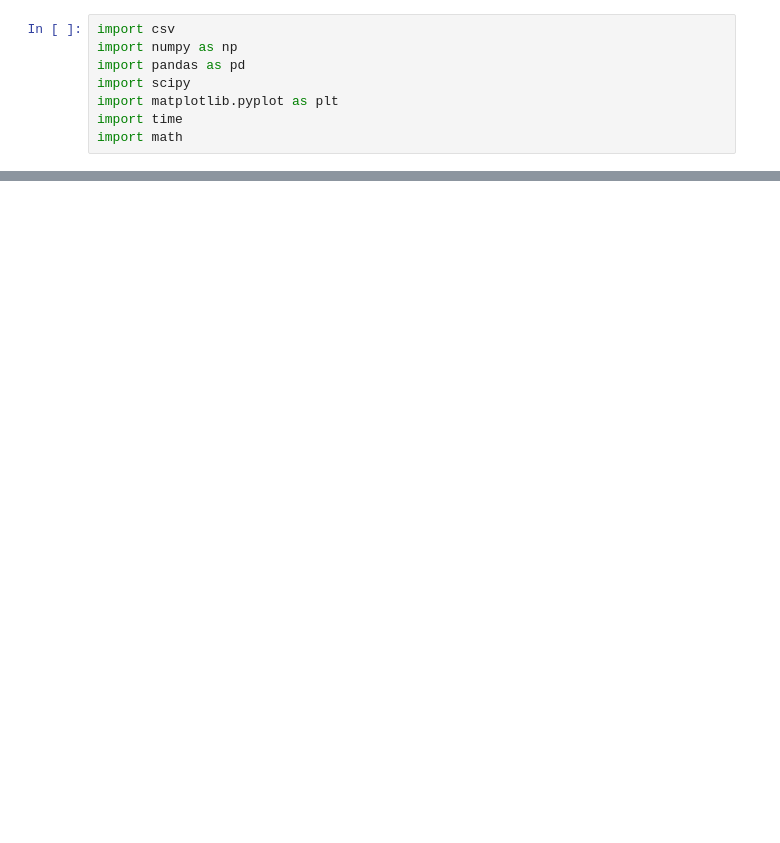
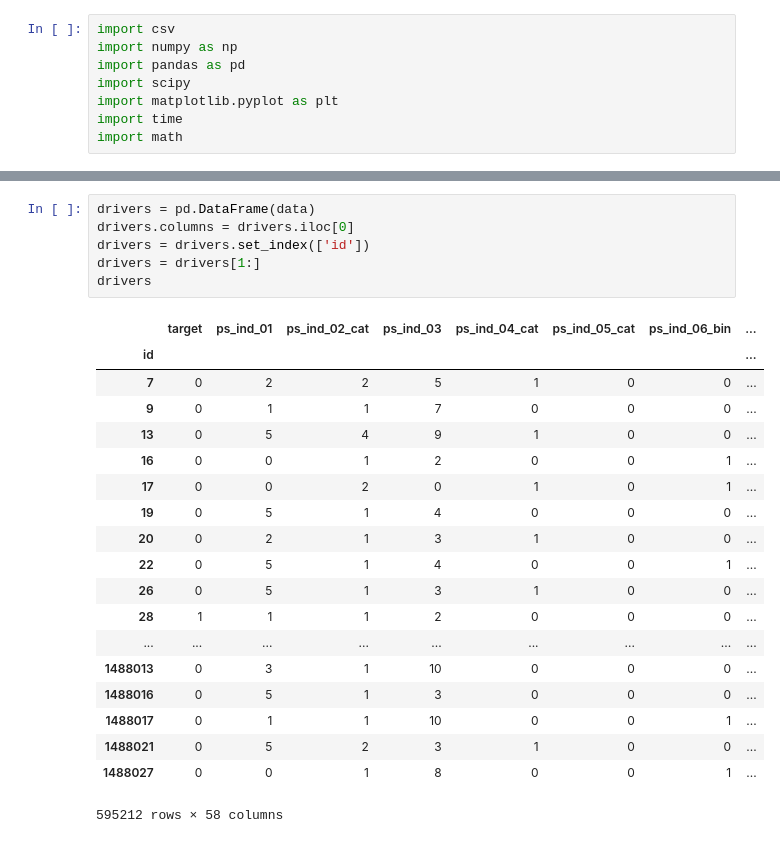
Before and after one commit to MaggieEwing/SafeDriver, a Jupyter notebook: playingaround.ipynb, the cells around one changed output, grey strips where cells are left out. Saved outputs shown, nothing was run; the diff lists cells and outputs as text; blank space fills up the shorter version.

```diff
--- a/playingaround.ipynb
+++ b/playingaround.ipynb
@@ -35,0 +13,26 @@ train
+# %%
+drivers = pd.DataFrame(data)
+drivers.columns = drivers.iloc[0]
+drivers = drivers.set_index(['id'])
+drivers = drivers[1:]
+drivers
+# %% [output]
+|  | target | ps_ind_01 | ps_ind_02_cat | ps_ind_03 | ps_ind_04_cat | ps_ind_05_cat | ps_ind_06_bin | ... |
+| id |  |  |  |  |  |  |  | ... |
+| 7 | 0 | 2 | 2 | 5 | 1 | 0 | 0 | ... |
+| 9 | 0 | 1 | 1 | 7 | 0 | 0 | 0 | ... |
+| 13 | 0 | 5 | 4 | 9 | 1 | 0 | 0 | ... |
+| 16 | 0 | 0 | 1 | 2 | 0 | 0 | 1 | ... |
+| 17 | 0 | 0 | 2 | 0 | 1 | 0 | 1 | ... |
+| 19 | 0 | 5 | 1 | 4 | 0 | 0 | 0 | ... |
+| 20 | 0 | 2 | 1 | 3 | 1 | 0 | 0 | ... |
+| 22 | 0 | 5 | 1 | 4 | 0 | 0 | 1 | ... |
+| 26 | 0 | 5 | 1 | 3 | 1 | 0 | 0 | ... |
+| 28 | 1 | 1 | 1 | 2 | 0 | 0 | 0 | ... |
+| ... | ... | ... | ... | ... | ... | ... | ... | ... |
+| 1488013 | 0 | 3 | 1 | 10 | 0 | 0 | 0 | ... |
+| 1488016 | 0 | 5 | 1 | 3 | 0 | 0 | 0 | ... |
+| 1488017 | 0 | 1 | 1 | 10 | 0 | 0 | 1 | ... |
+| 1488021 | 0 | 5 | 2 | 3 | 1 | 0 | 0 | ... |
+| 1488027 | 0 | 0 | 1 | 8 | 0 | 0 | 1 | ... |
+595212 rows × 58 columns
```
Also changed, not shown: parts of 7 cells of this notebook.
